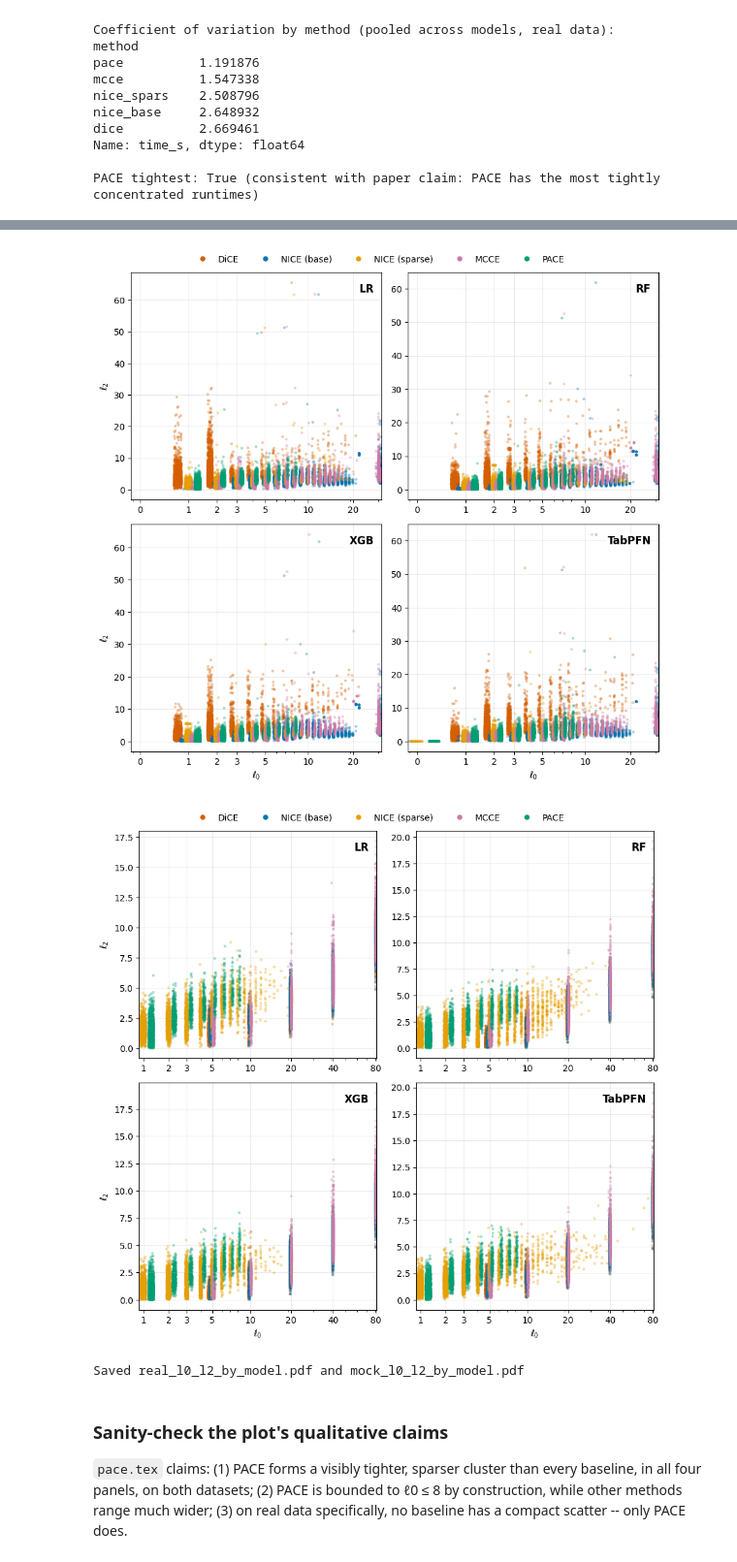
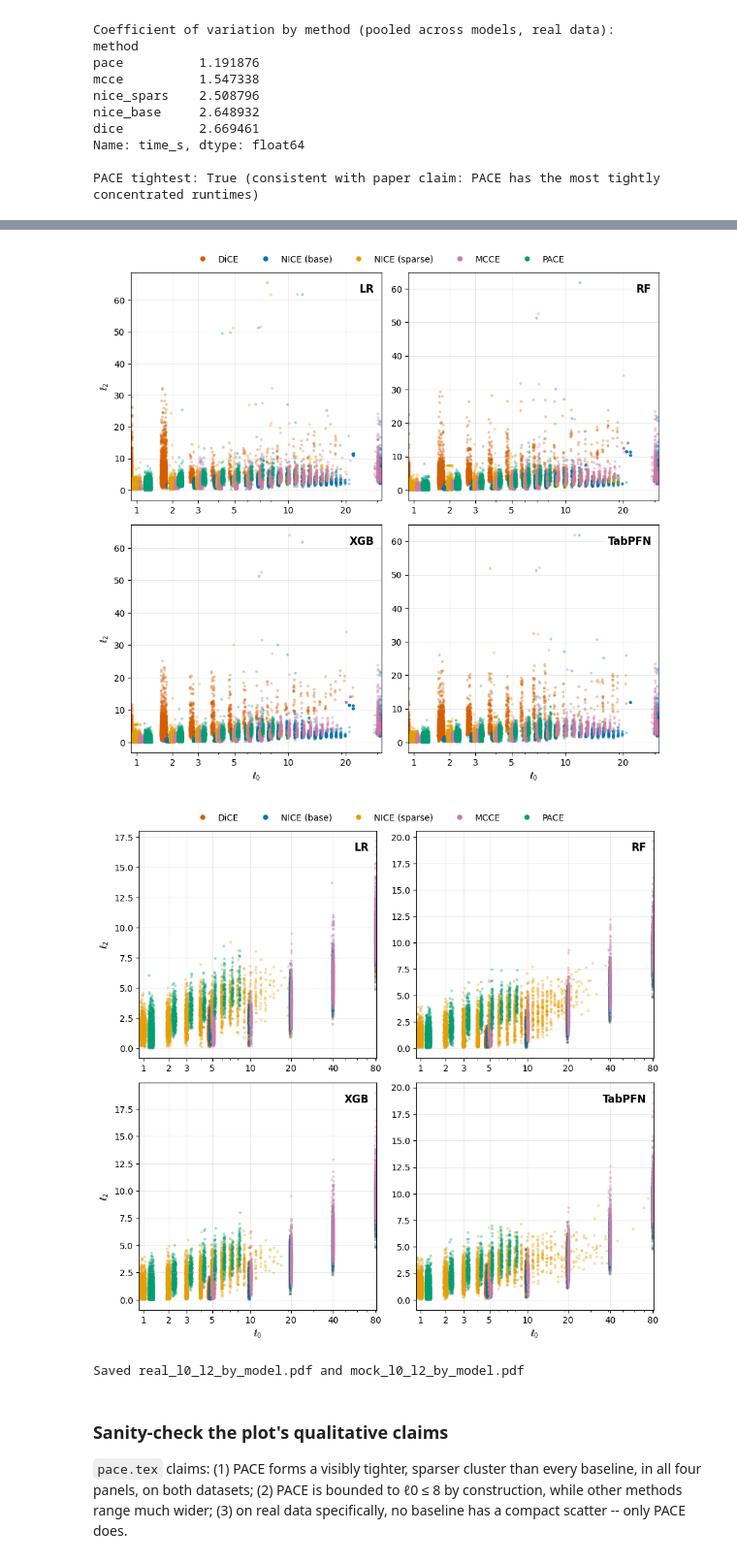
Before and after one commit to leonidaschristodoulou/cf-proposal, a Jupyter notebook: cfprop_analysis.ipynb, the cells around one changed output, grey strips where cells are left out. Shown at 97% size. Cells and saved outputs as stored; diff of their text form; code cells hidden in the pictures.

```diff
--- a/cfprop_analysis.ipynb
+++ b/cfprop_analysis.ipynb
@@ -706,6 +715,11 @@ def plot_l0_l2_by_model(plot_df, *, methods, models, ncols=2, jitter_width=0.28,
     sub = plot_df[(plot_df["status"] == "ok") & plot_df["l0"].notna() & plot_df["l2"].notna()
                   & plot_df["method"].isin(methods)].copy()
     sub["l0"] = pd.to_numeric(sub["l0"], errors="coerce").round()
+    # Exclude l0=0: these are genuine status=="ok" rows where x_cf == x_f exactly
+    # (zero features changed) but the prediction still crossed 0.5 -- a known
+    # TabPFN inference-instability artifact (see tabpfn_precision_and_incontext_sensitivity.md),
+    # not a real counterfactual, and not something a status filter alone can remove.
+    sub = sub[sub["l0"] > 0]
 
     nrows = int(np.ceil(len(models) / ncols))
     fig, axes = plt.subplots(nrows, ncols, figsize=(figsize_per_panel[0]*ncols, figsize_per_panel[1]*nrows))
@@ -758,34 +772,34 @@ def plot_l0_l2_by_model(plot_df, *, methods, models, ncols=2, jitter_width=0.28,
             ax.set_xlabel(r"$\ell_0$")
         if col == 0:
             ax.set_ylabel(r"$\ell_2$")
 
     for idx in range(len(models), len(axes_flat)):
         axes_flat[idx].set_visible(False)
 
     handles = [plt.Line2D([0], [0], marker="o", color="w", markerfacecolor=COLORS[m], markersize=7,
                           label=METHOD_LABELS[m]) for m in methods]
     fig.legend(handles=handles, loc="upper center", ncol=len(methods), bbox_to_anchor=(0.5, 1.03), frameon=False)
     fig.tight_layout()
     return fig, axes_flat
 
 
 l0l2_methods = ["dice", "nice_base", "nice_spars", "mcce", "pace"]
 l0l2_models = ["LR", "RF", "XGB", "TabPFN"]
 
 df_real_l0l2 = joblib.load("output_realdata.joblib")
 df_mock_l0l2 = joblib.load("output_mockdata.joblib")
 
 fig_real, _ = plot_l0_l2_by_model(df_real_l0l2, methods=l0l2_methods, models=l0l2_models)
 fig_real.savefig("real_l0_l2_by_model.pdf", format="pdf", dpi=300, bbox_inches="tight")
 plt.show()
 
 fig_mock, _ = plot_l0_l2_by_model(df_mock_l0l2, methods=l0l2_methods, models=l0l2_models)
 fig_mock.savefig("mock_l0_l2_by_model.pdf", format="pdf", dpi=300, bbox_inches="tight")
 plt.show()
 
 print("Saved real_l0_l2_by_model.pdf and mock_l0_l2_by_model.pdf")
 # %% [output]
-[figure, old version]
+[figure, new version]
 [figure]
 Saved real_l0_l2_by_model.pdf and mock_l0_l2_by_model.pdf
 # %% [markdown]
```
Also changed, not shown: parts of 1 cell of this notebook.
